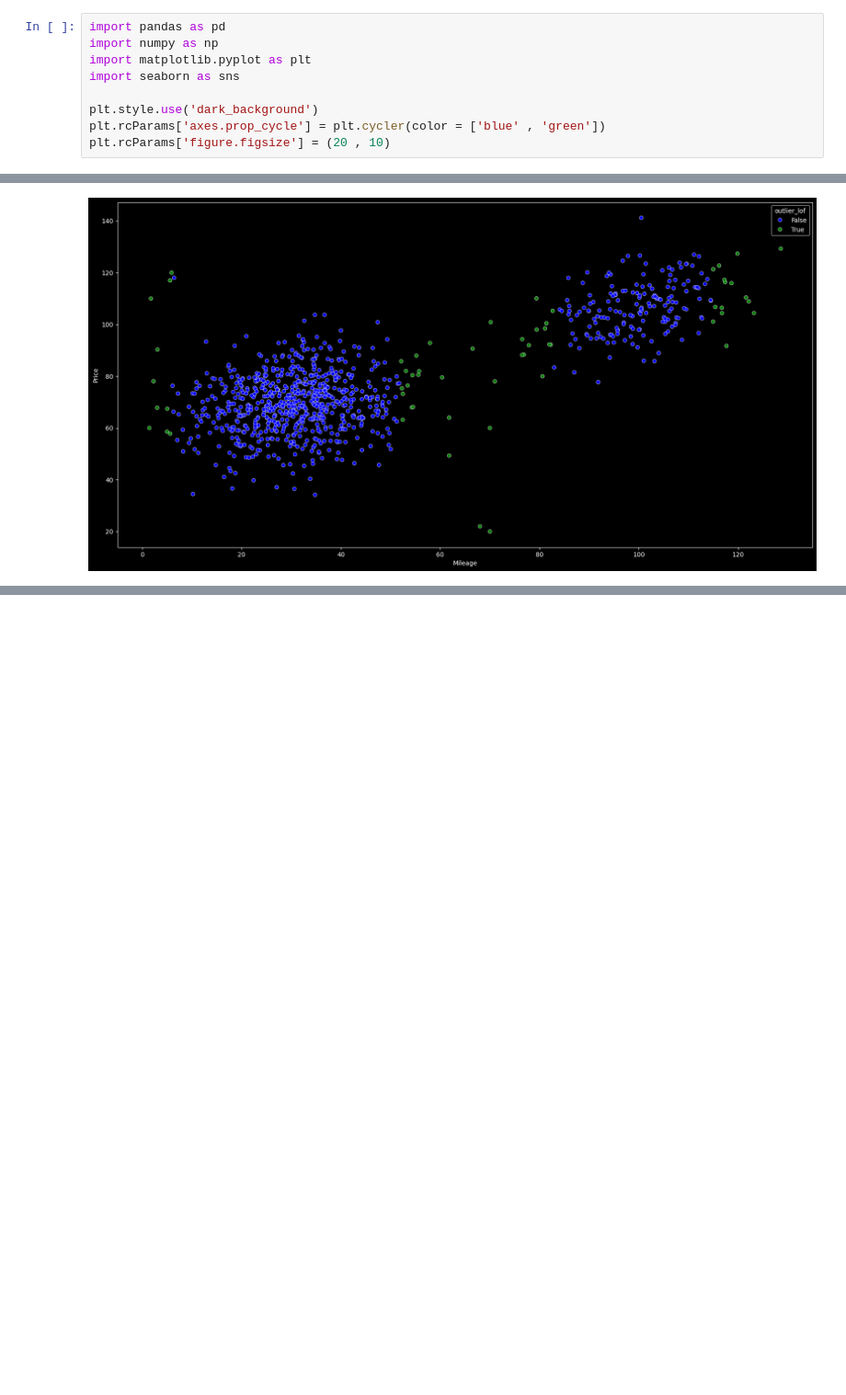
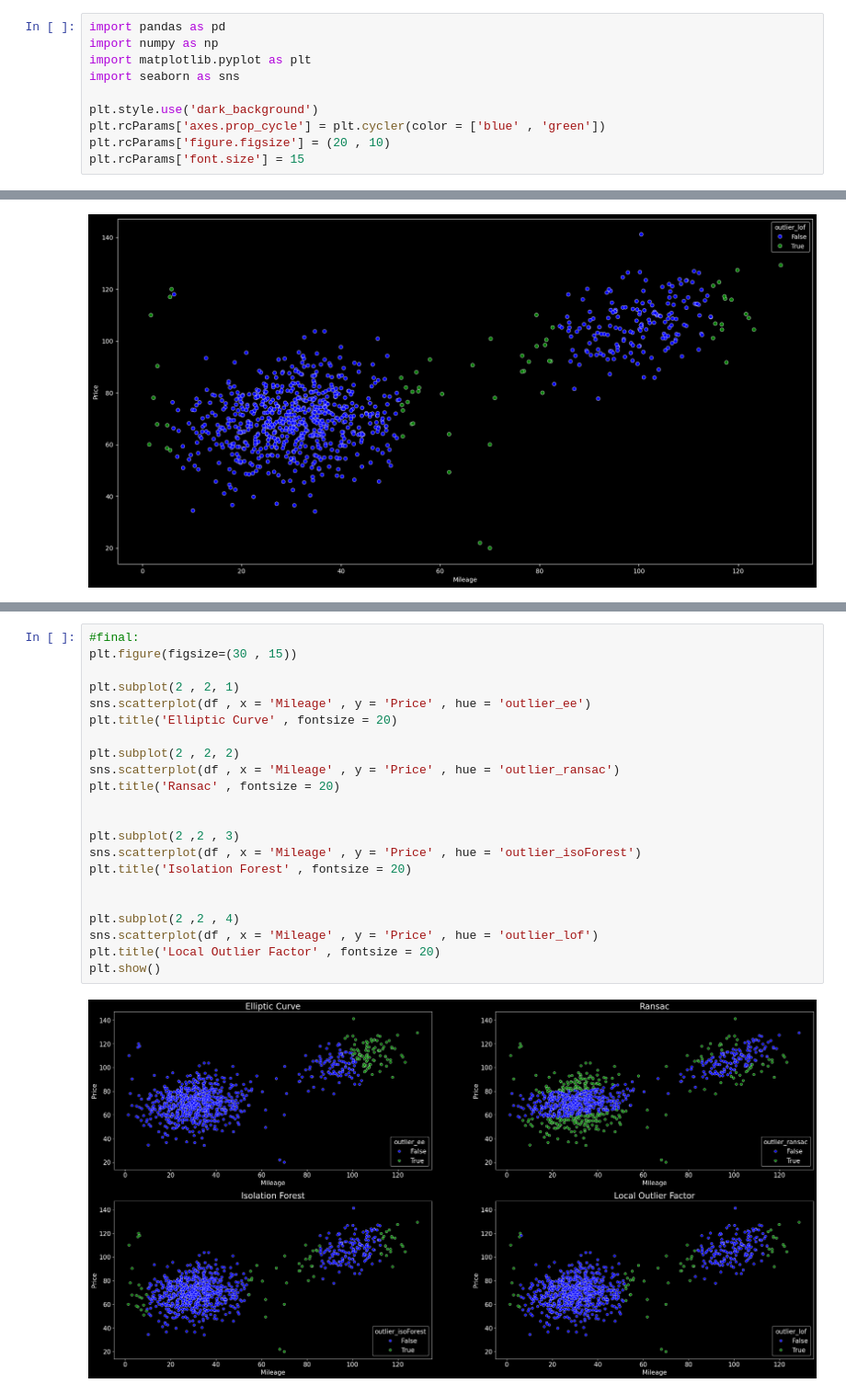
Before and after one commit to sanketmishra009/aiml, a Jupyter notebook: ml/anomolyDetection/anomolyRough.ipynb, the cells around one changed output, grey strips where cells are left out. Shown at 92% size. Saved outputs shown, nothing was run; the diff lists cells and outputs as text; blank space fills up the shorter version.

```diff
--- a/ml/anomolyDetection/anomolyRough.ipynb
+++ b/ml/anomolyDetection/anomolyRough.ipynb
@@ -11,6 +11,7 @@ import seaborn as sns
 plt.style.use('dark_background')
 plt.rcParams['axes.prop_cycle'] = plt.cycler(color = ['blue' , 'green'])
 plt.rcParams['figure.figsize'] = (20 , 10)
+plt.rcParams['font.size'] = 15
 # %%
 # !gdown 10ZdMFvfhGeXAa8xR0J00kHIHp9y9m9uL --output ../data/wholesaledata.csv
 # %%
@@ -142,0 +153,24 @@ plt.show()
+# %%
+#final:
+plt.figure(figsize=(30 , 15))
+
+plt.subplot(2 , 2, 1)
+sns.scatterplot(df , x = 'Mileage' , y = 'Price' , hue = 'outlier_ee')
+plt.title('Elliptic Curve' , fontsize = 20)
+
+plt.subplot(2 , 2, 2)
+sns.scatterplot(df , x = 'Mileage' , y = 'Price' , hue = 'outlier_ransac')
+plt.title('Ransac' , fontsize = 20)
+
+
+plt.subplot(2 ,2 , 3)
+sns.scatterplot(df , x = 'Mileage' , y = 'Price' , hue = 'outlier_isoForest')
+plt.title('Isolation Forest' , fontsize = 20)
+
+
+plt.subplot(2 ,2 , 4)
+sns.scatterplot(df , x = 'Mileage' , y = 'Price' , hue = 'outlier_lof')
+plt.title('Local Outlier Factor' , fontsize = 20)
+plt.show()
+# %% [output]
+[figure, added]
```
Also changed, not shown: parts of 2 cells of this notebook, 5 other files.
